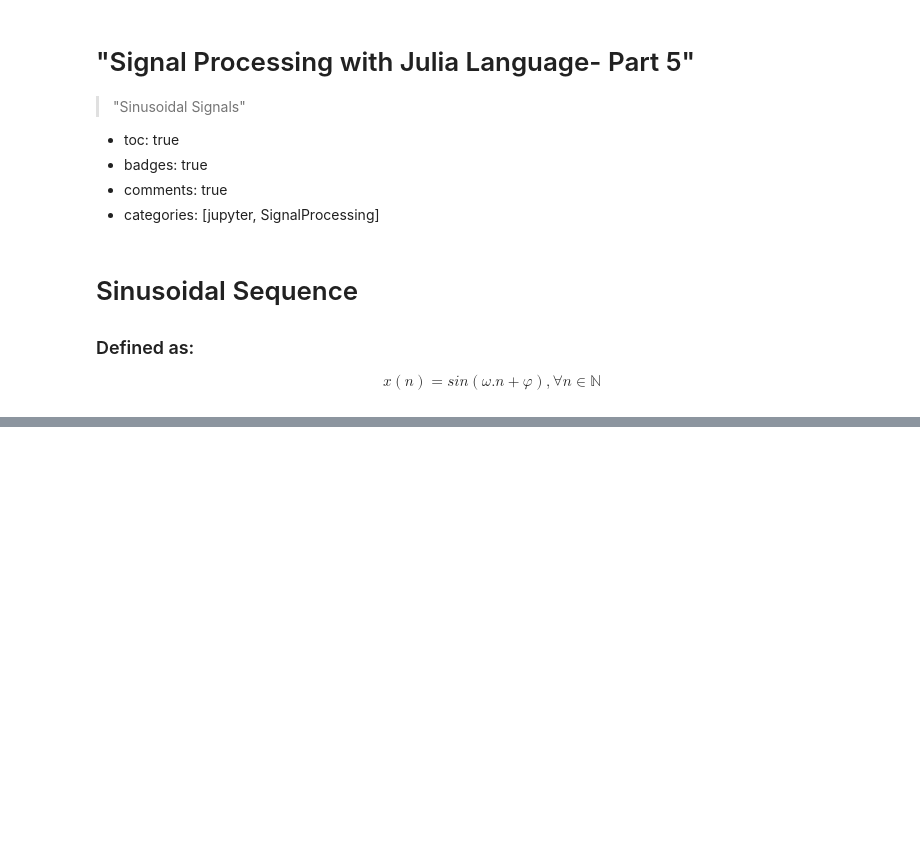
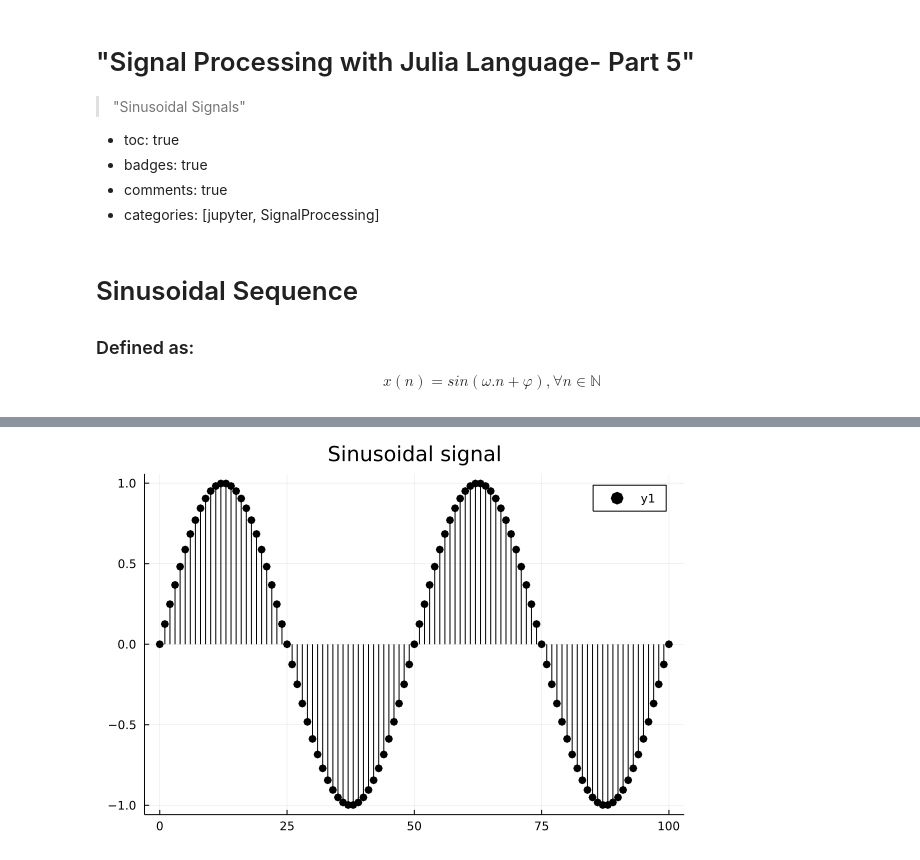
Before and after one commit to gjunqueira-sys/MySignalProcessing.jl, a Jupyter notebook: src/2022-1-8-SignalProcessingPart5.ipynb, the cells around one changed output, grey strips where cells are left out. Saved outputs shown, nothing was run; the diff lists cells and outputs as text; code cells hidden in the pictures; blank space fills up the shorter version.

```diff
--- a/src/2022-1-8-SignalProcessingPart5.ipynb
+++ b/src/2022-1-8-SignalProcessingPart5.ipynb
@@ -28,0 +37,4 @@ plot(s.n, s.A, line=:stem, title="Sinusoidal signal", marker = :o, color = :blue
+# %%
+plot(s.n, s.A, line=:stem, title="Sinusoidal signal", marker = :o, color = :black)
+# %% [output]
+[figure, added]
```
Also changed, not shown: parts of 4 cells of this notebook, 1 other file.
